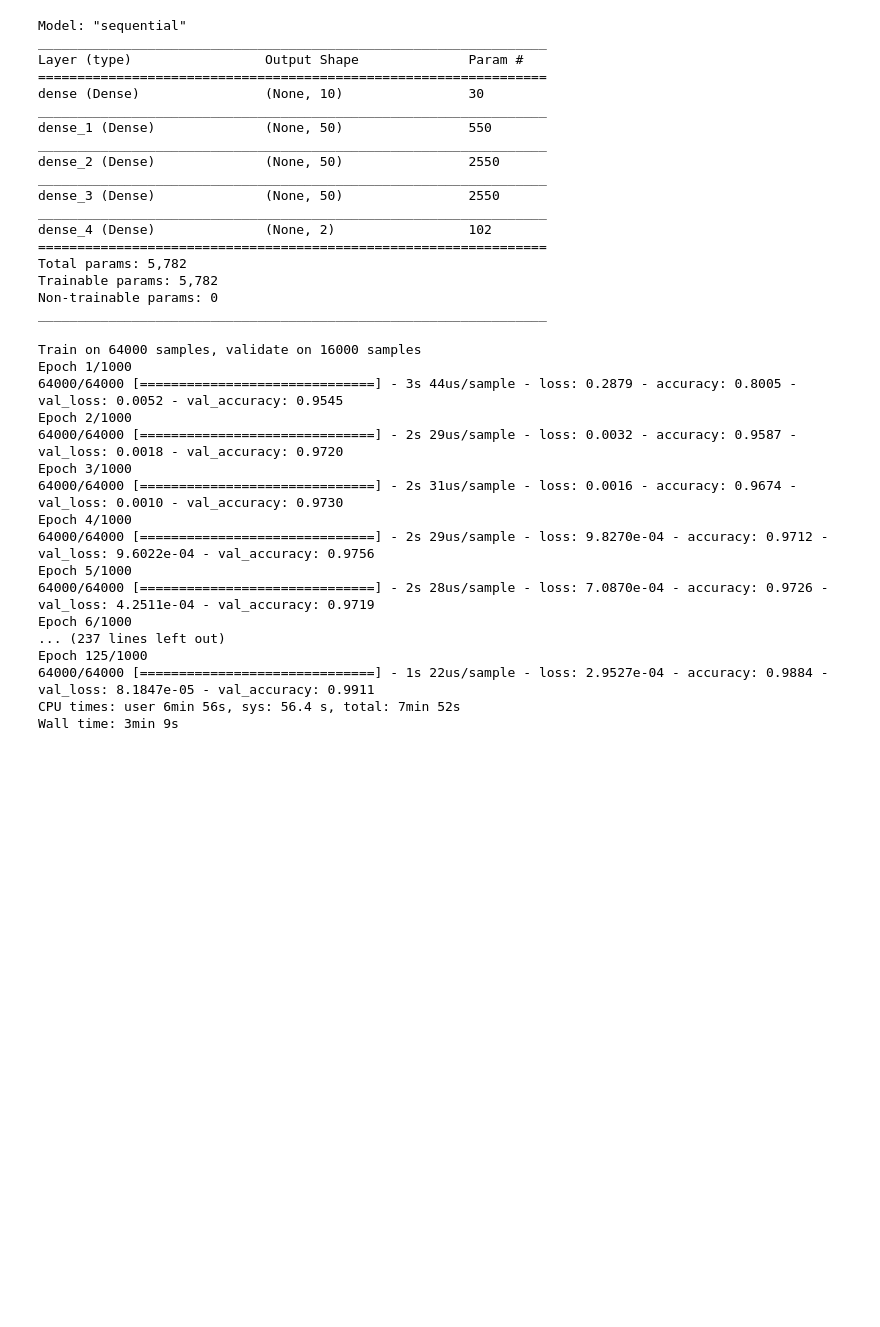
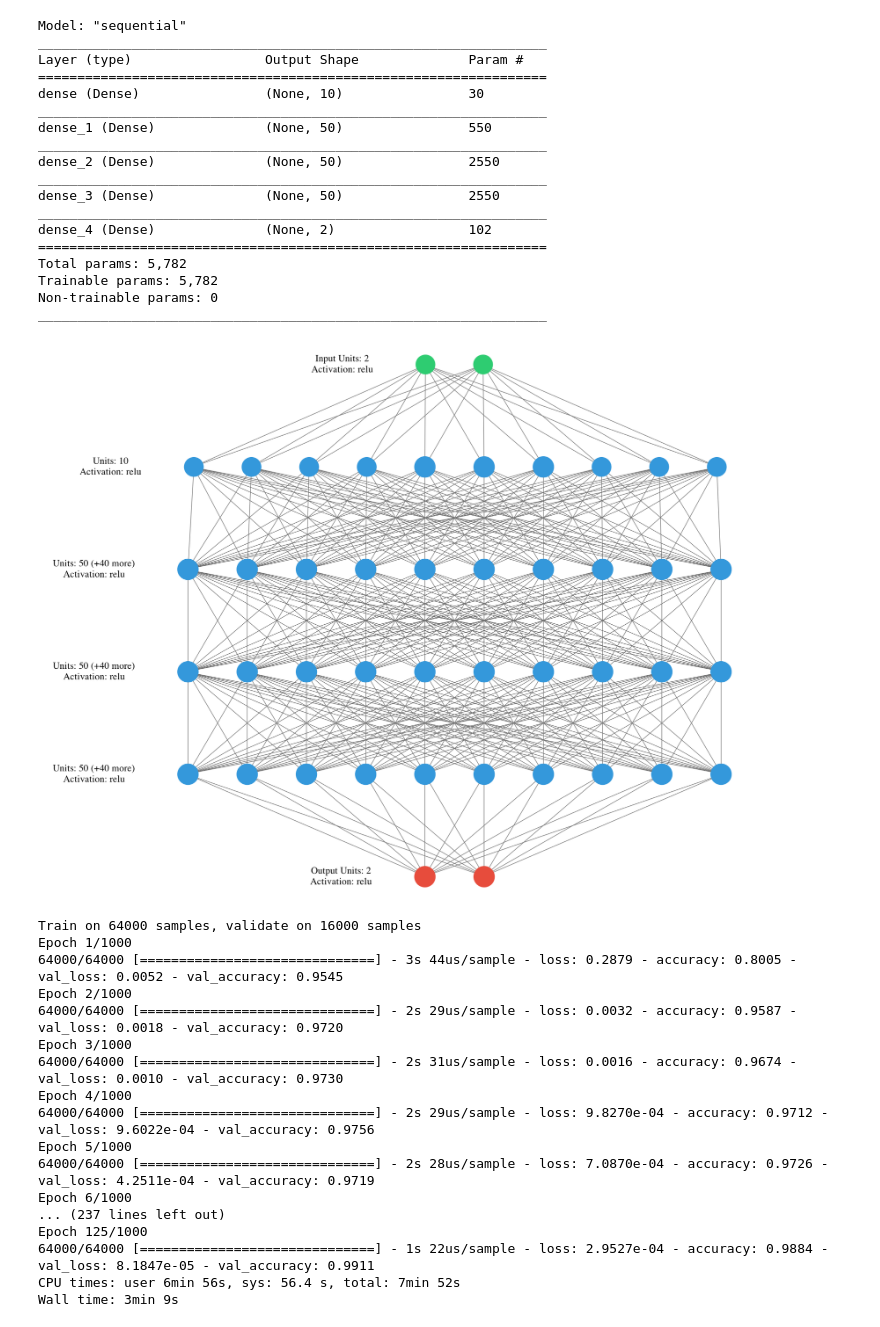
Before and after one commit to lorenzamottinelli/STA_GroupML13, a Jupyter notebook: case_3.ipynb, the cells around one changed output. Cells and saved outputs as stored; diff of their text form; code cells hidden in the pictures; blank space fills up the shorter version.

Commit message:
added graph

```diff
--- a/case_3.ipynb
+++ b/case_3.ipynb
@@ -203,7 +203,9 @@ Non-trainable params: 0
 _________________________________________________________________
 # %%
 visualizer(model, format='png')
-#display((Image(filename='graph.png')))
+display((Image(filename='graph.png')))
+# %% [output]
+[figure, added]
 # %%
 %%time
 log_dir = "logs/fit/" + datetime.datetime.now().strftime("%Y%m%d-%H%M%S")
```
